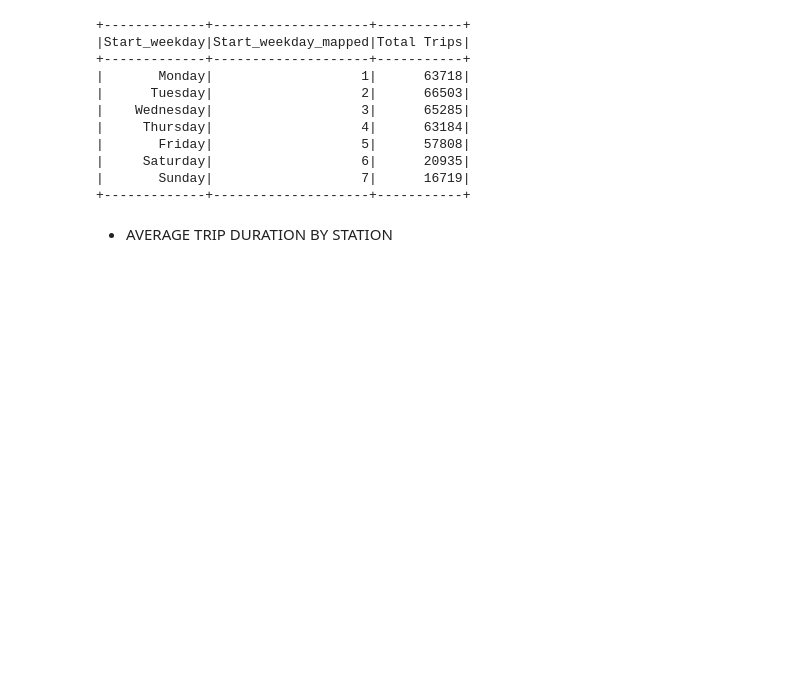
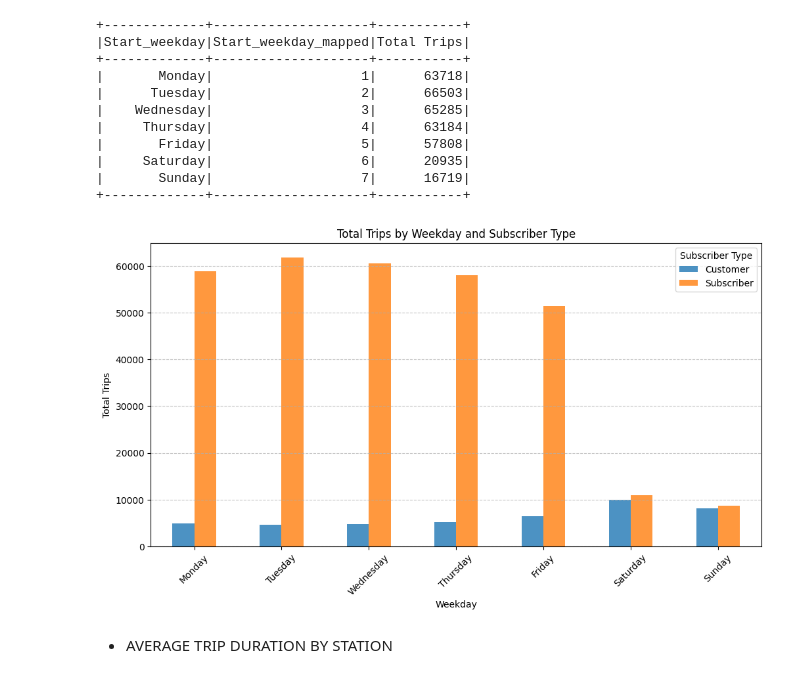
Before and after one commit to elisa-negrini/data-mining-project-, a Jupyter notebook: main.ipynb, the cells around one changed output. Cells and saved outputs as stored; diff of their text form; code cells hidden in the pictures; blank space fills up the shorter version.

```diff
--- a/main.ipynb
+++ b/main.ipynb
@@ -565,6 +607,68 @@ trips_by_weekday.show()
 |     Saturday|                   6|      20935|
 |       Sunday|                   7|      16719|
 +-------------+--------------------+-----------+
+# %%
+from pyspark.sql.functions import col, dayofweek, when, count
+import matplotlib.pyplot as plt
+import seaborn as sns
+
+# Add a column for the weekday number (1 = Sunday, ..., 7 = Saturday)
+final_data = final_data.withColumn("Start_weekday_num", dayofweek(col("Start_date")))
+
+# Remap weekday numbers so Monday = 1, Sunday = 7
+final_data = final_data.withColumn(
+    "Start_weekday_mapped",
+    when(col("Start_weekday_num") == 2, 1)  # Monday
+    .when(col("Start_weekday_num") == 3, 2)  # Tuesday
+    .when(col("Start_weekday_num") == 4, 3)  # Wednesday
+    .when(col("Start_weekday_num") == 5, 4)  # Thursday
+    .when(col("Start_weekday_num") == 6, 5)  # Friday
+    .when(col("Start_weekday_num") == 7, 6)  # Saturday
+    .when(col("Start_weekday_num") == 1, 7)  # Sunday
+)
+
+# Map the new weekday numbers to their names
+final_data = final_data.withColumn(
+    "Start_weekday",
+    when(col("Start_weekday_mapped") == 1, "Monday")
+    .when(col("Start_weekday_mapped") == 2, "Tuesday")
+    .when(col("Start_weekday_mapped") == 3, "Wednesday")
+    .when(col("Start_weekday_mapped") == 4, "Thursday")
+    .when(col("Start_weekday_mapped") == 5, "Friday")
+    .when(col("Start_weekday_mapped") == 6, "Saturday")
+    .when(col("Start_weekday_mapped") == 7, "Sunday")
+)
+
+# Group by weekday and Subscriber Type
+trips_by_weekday = (
+    final_data.groupBy("Start_weekday", "Start_weekday_mapped", "Subscriber Type")
+    .agg(count("*").alias("Total Trips"))
+)
+
+# Sort by Start_weekday_mapped to ensure Monday is first
+trips_by_weekday = trips_by_weekday.orderBy("Start_weekday_mapped")
+
+# Convert to Pandas DataFrame for visualization
+pdf = trips_by_weekday.toPandas()
+
+# Define the correct weekday order
+weekday_order = ["Monday", "Tuesday", "Wednesday", "Thursday", "Friday", "Saturday", "Sunday"]
+
+# Pivot data for plotting and sort by weekday order
+pivot_df = pdf.pivot(index="Start_weekday", columns="Subscriber Type", values="Total Trips")
+pivot_df = pivot_df.reindex(weekday_order)
+
+# Plot grouped bar chart with default matplotlib colors (orange and blue)
+ax = pivot_df.plot(kind='bar', figsize=(12, 6), color=["C0", "C1"], alpha=0.8)
+plt.xlabel("Weekday")
+plt.ylabel("Total Trips")
+plt.title("Total Trips by Weekday and Subscriber Type")
+plt.xticks(rotation=45)
+plt.grid(axis='y', linestyle='--', alpha=0.7)
+plt.legend(title="Subscriber Type")
+plt.show()
+# %% [output]
+[figure, added]
 # %% [markdown]
 - AVERAGE TRIP DURATION BY STATION
 # %%
```
Also changed, not shown: parts of 40 cells of this notebook.
